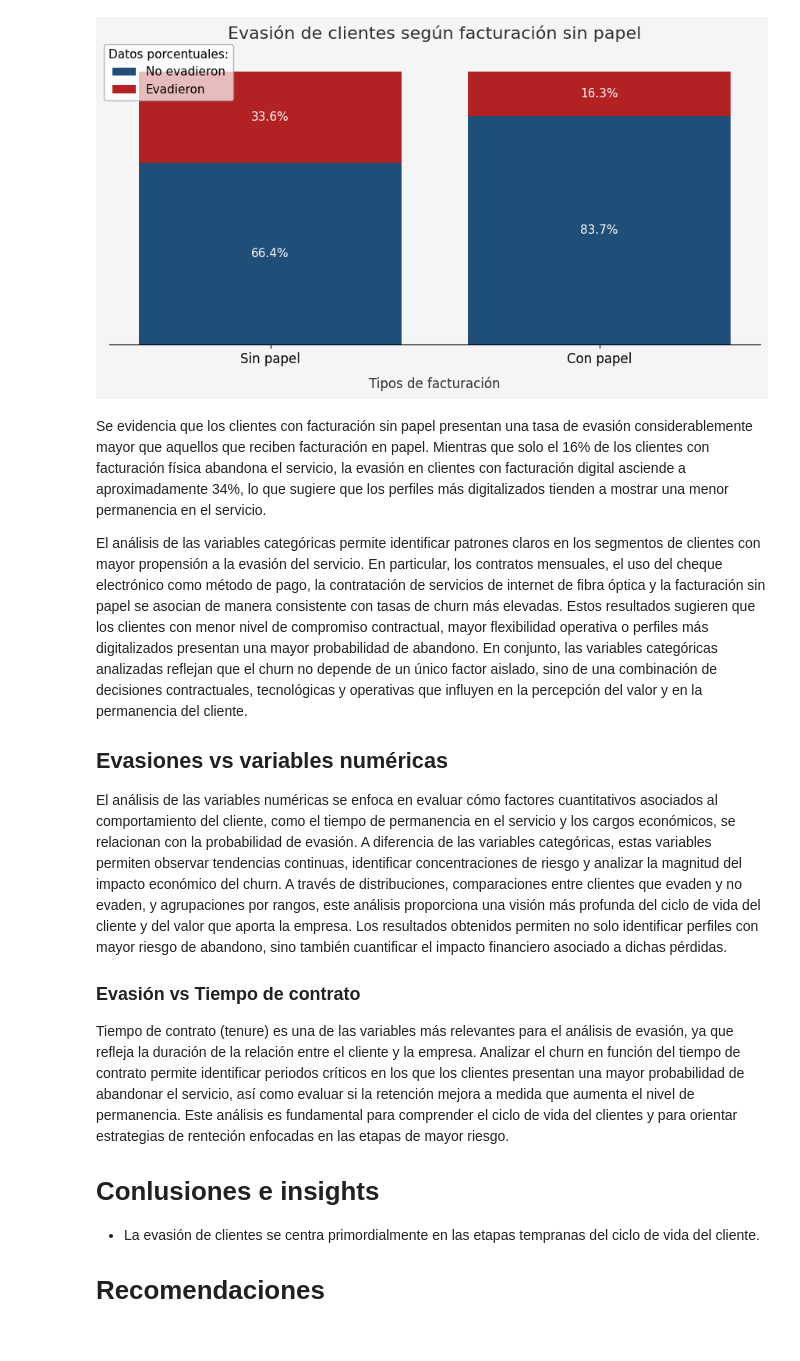
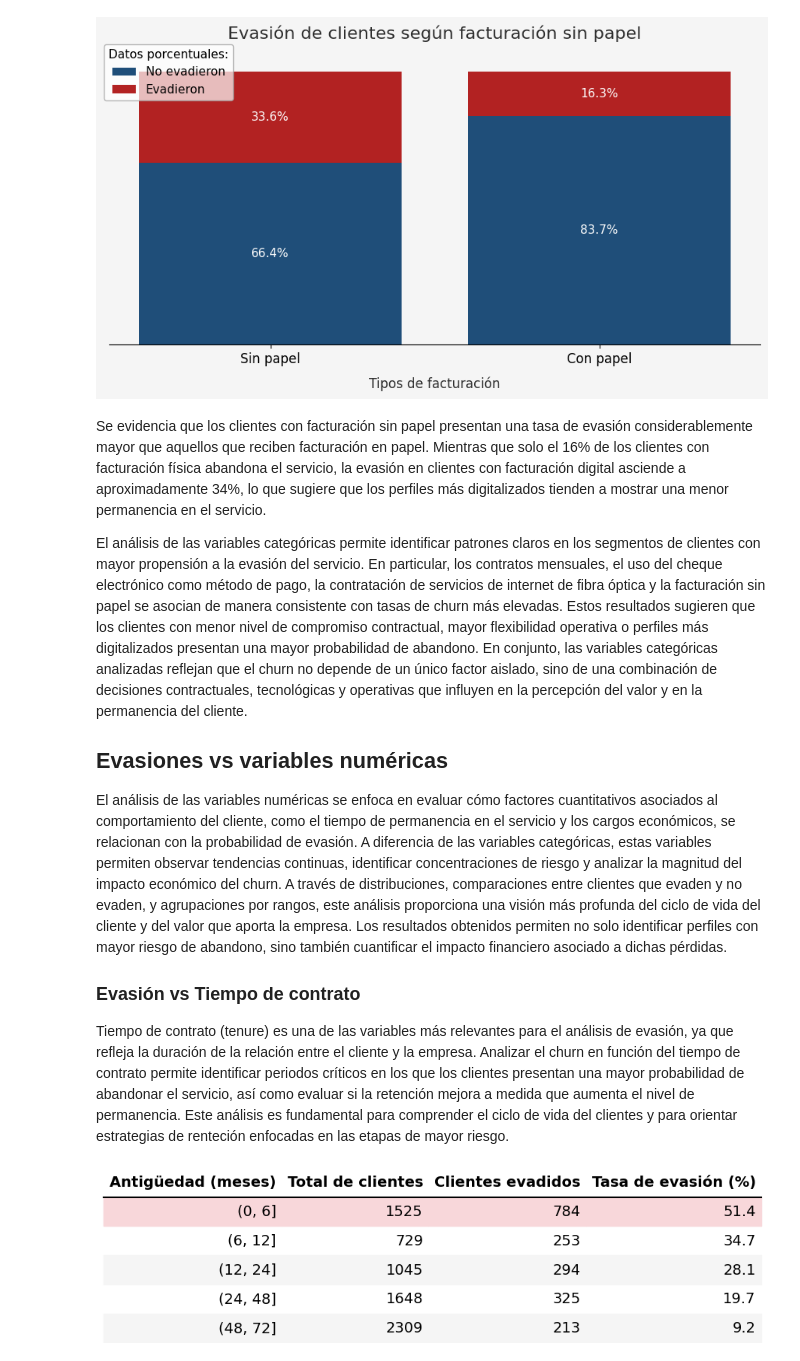
Before and after one commit to RientArlCroud/challenge3-analisis-de-datos, a Jupyter notebook: Challenge_3_Análisis_de_Datos.ipynb, the cells around one changed output. Cells and saved outputs as stored; diff of their text form; code cells hidden in the pictures.

```diff
--- a/Challenge_3_Análisis_de_Datos.ipynb
+++ b/Challenge_3_Análisis_de_Datos.ipynb
@@ -1850,9 +2312,7 @@ El análisis de las variables numéricas se enfoca en evaluar cómo factores cua
 ### Evasión vs Tiempo de contrato
 
 Tiempo de contrato (tenure) es una de las variables más relevantes para el análisis de evasión, ya que refleja la duración de la relación entre el cliente y la empresa. Analizar el churn en función del tiempo de contrato permite identificar periodos críticos en los que los clientes presentan una mayor probabilidad de abandonar el servicio, así como evaluar si la retención mejora a medida que aumenta el nivel de permanencia. Este análisis es fundamental para comprender el ciclo de vida del clientes y para orientar estrategias de renteción enfocadas en las etapas de mayor riesgo.
-
-
-# Conlusiones e insights
-* La evasión de clientes se centra primordialmente en las etapas tempranas del ciclo de vida del cliente.
-
-# Recomendaciones
+# %%
+display(Image(filename='/content/figura_06_tenure_churn_table.png'))
+# %% [output]
+[figure, added]
```
Also changed, not shown: parts of 32 cells of this notebook.
